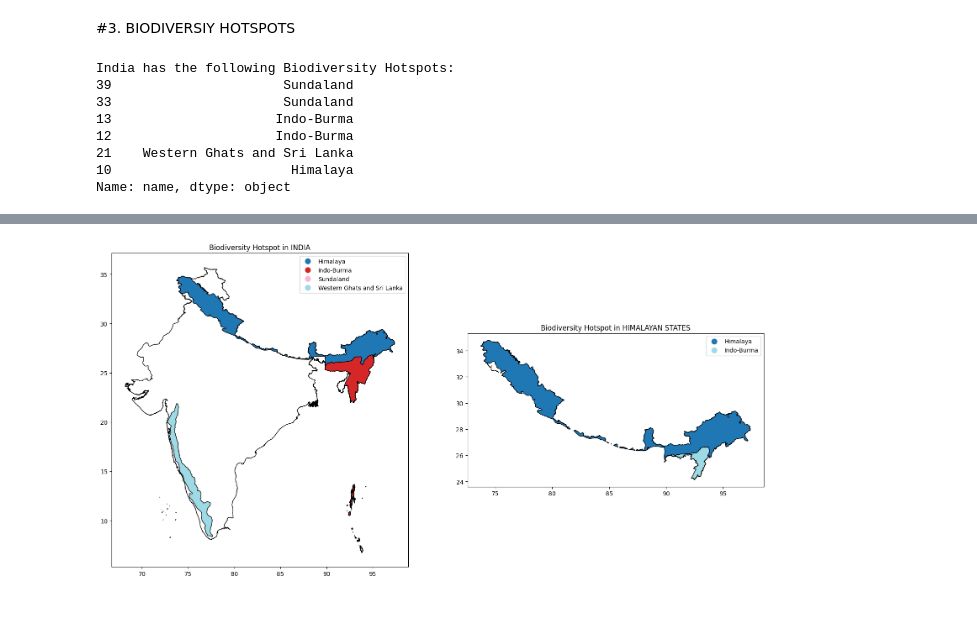
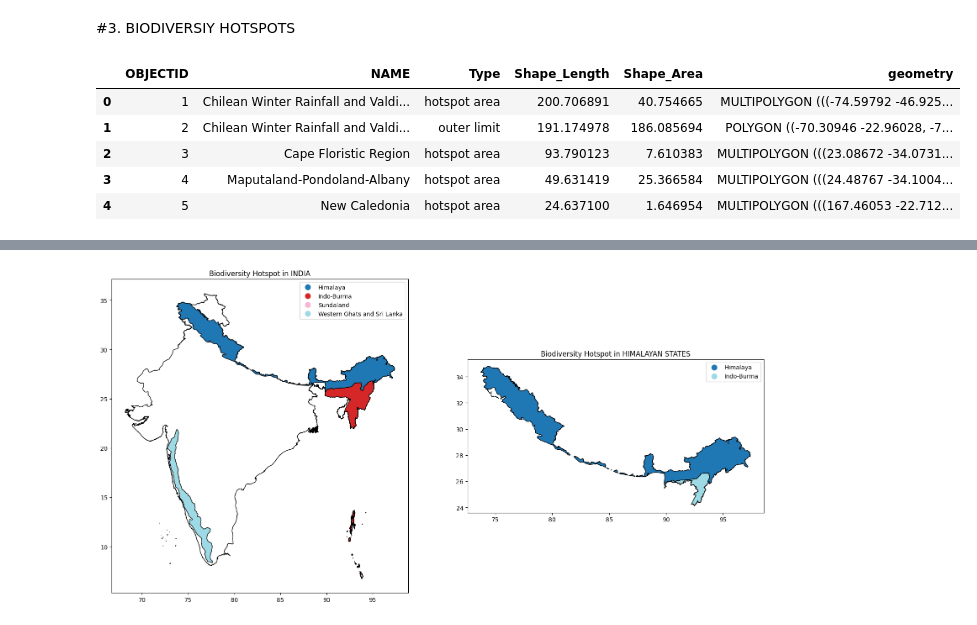
Before and after one commit to gothwalritu/Outreachy_Ritu_Gothwal_2023, a Jupyter notebook: Task_1_contribution_phase.ipynb, the cells around one changed output, grey strips where cells are left out. Drawn from its saved outputs; the diff is of its cells as text; code cells hidden in the pictures.

```diff
--- a/Task_1_contribution_phase.ipynb
+++ b/Task_1_contribution_phase.ipynb
@@ -216,20 +230,15 @@ plt.show()
 # %%
 ## Loading the global biodiversity hotspots data
 bio_hotspot = (r"/content/drive/MyDrive/Outreachy_datasets/LandSectorDatasets/World_datasets/Bioclimatic&EcologicalZones/CI_BiodiversityHotspots.geojson")
-# Read geojson file into a geodataframe
+
 
 # Read geojson file into a geodataframe
 bio_hotspot_df = gpd.read_file(bio_hotspot)
-bio_hotspot_df
+bio_hotspot_df.head(5)
+# %% [output]
+|  | OBJECTID | NAME | Type | Shape_Length | Shape_Area | geometry |
+| 0 | 1 | Chilean Winter Rainfall and Valdi... | hotspot area | 200.706891 | 40.754665 | MULTIPOLYGON (((-74.59792 -46.925... |
+| 1 | 2 | Chilean Winter Rainfall and Valdi... | outer limit | 191.174978 | 186.085694 | POLYGON ((-70.30946 -22.96028, -7... |
+| 2 | 3 | Cape Floristic Region | hotspot area | 93.790123 | 7.610383 | MULTIPOLYGON (((23.08672 -34.0731... |
+| 3 | 4 | Maputaland-Pondoland-Albany | hotspot area | 49.631419 | 25.366584 | MULTIPOLYGON (((24.48767 -34.1004... |
+| 4 | 5 | New Caledonia | hotspot area | 24.637100 | 1.646954 | MULTIPOLYGON (((167.46053 -22.712... |
-# %%
-print("India has the following Biodiversity Hotspots: ")
-print(ind_bio_df['name'])
-# %% [output]
-India has the following Biodiversity Hotspots:
-39                      Sundaland
-33                      Sundaland
-13                     Indo-Burma
-12                     Indo-Burma
-21    Western Ghats and Sri Lanka
-10                       Himalaya
-Name: name, dtype: object
```
Also changed, not shown: parts of 24 cells of this notebook.
